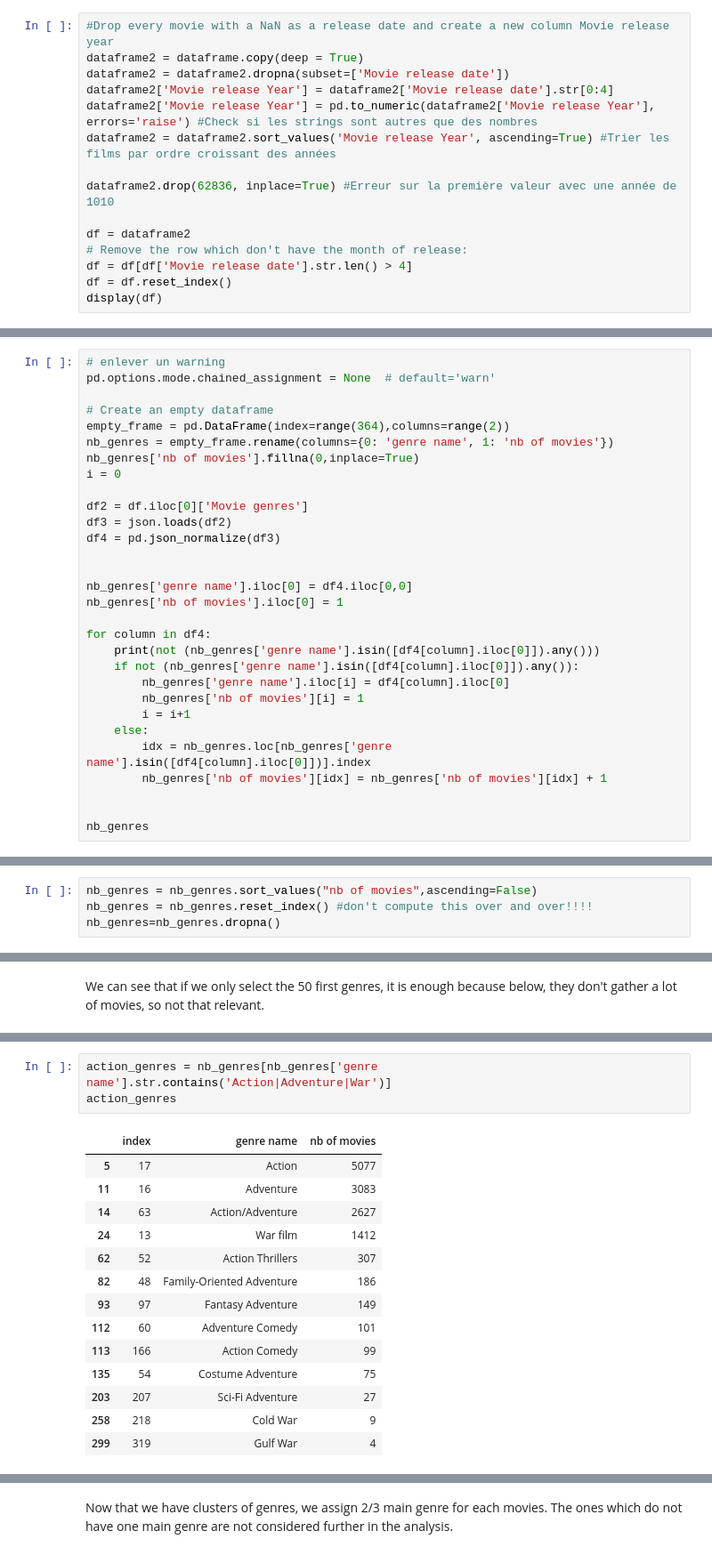
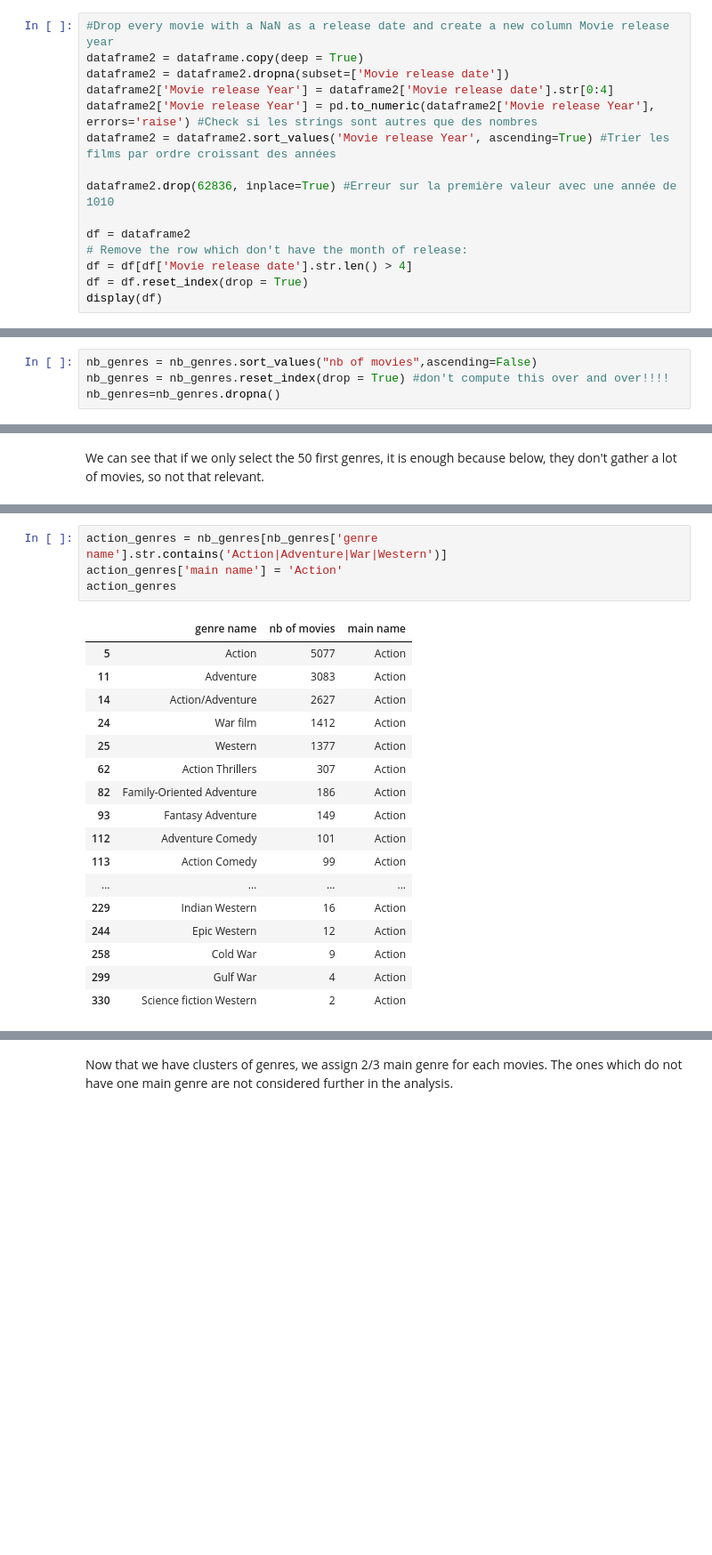
Before and after one commit to epfl-ada/ada-2023-project-dat4k, a Jupyter notebook: test_nina.ipynb, the cells around one changed output, grey strips where cells are left out. Shown at 89% size. Saved outputs shown, nothing was run; the diff lists cells and outputs as text; blank space fills up the shorter version.

```diff
--- a/test_nina.ipynb
+++ b/test_nina.ipynb
@@ -36,6 +36,6 @@ dataframe2.drop(62836, inplace=True) #Erreur sur la première valeur avec une an
 df = dataframe2
 # Remove the row which don't have the month of release:
 df = df[df['Movie release date'].str.len() > 4]
-df = df.reset_index()
+df = df.reset_index(drop = True)
 display(df)
 # %% [output]
@@ -140,33 +119,3 @@ df.head()
 Idea: What would be interesting is to determine the most common genres, and to associate at each movie their two most famous genres, so we can make a more general analysis.
 # %% [markdown]
 TEST 3: little test on the first movie
-# %%
-# enlever un warning
-pd.options.mode.chained_assignment = None  # default='warn'
-
-# Create an empty dataframe
-empty_frame = pd.DataFrame(index=range(364),columns=range(2))
-nb_genres = empty_frame.rename(columns={0: 'genre name', 1: 'nb of movies'})
-nb_genres['nb of movies'].fillna(0,inplace=True)
-i = 0
-
-df2 = df.iloc[0]['Movie genres']
-df3 = json.loads(df2)
-df4 = pd.json_normalize(df3)
-
-
-nb_genres['genre name'].iloc[0] = df4.iloc[0,0]
-nb_genres['nb of movies'].iloc[0] = 1
-
-for column in df4:
-    print(not (nb_genres['genre name'].isin([df4[column].iloc[0]]).any()))
-    if not (nb_genres['genre name'].isin([df4[column].iloc[0]]).any()):
-        nb_genres['genre name'].iloc[i] = df4[column].iloc[0]
-        nb_genres['nb of movies'][i] = 1
-        i = i+1
-    else:
-        idx = nb_genres.loc[nb_genres['genre name'].isin([df4[column].iloc[0]])].index
-        nb_genres['nb of movies'][idx] = nb_genres['nb of movies'][idx] + 1
-
-
-nb_genres
@@ -233,7 +194,7 @@ nb_genres
 363 rows × 2 columns
 # %%
 nb_genres = nb_genres.sort_values("nb of movies",ascending=False)
-nb_genres = nb_genres.reset_index() #don't compute this over and over!!!!
+nb_genres = nb_genres.reset_index(drop = True) #don't compute this over and over!!!!
 nb_genres=nb_genres.dropna()
 # %%
 nb_genres.head(50)
@@ -341,18 +335,22 @@ thriller_genres
 # %%
-action_genres = nb_genres[nb_genres['genre name'].str.contains('Action|Adventure|War')]
+action_genres = nb_genres[nb_genres['genre name'].str.contains('Action|Adventure|War|Western')]
+action_genres['main name'] = 'Action'
 action_genres
 # %% [output]
-|  | index | genre name | nb of movies |
-| 5 | 17 | Action | 5077 |
-| 11 | 16 | Adventure | 3083 |
-| 14 | 63 | Action/Adventure | 2627 |
-| 24 | 13 | War film | 1412 |
-| 62 | 52 | Action Thrillers | 307 |
-| 82 | 48 | Family-Oriented Adventure | 186 |
-| 93 | 97 | Fantasy Adventure | 149 |
-| 112 | 60 | Adventure Comedy | 101 |
-| 113 | 166 | Action Comedy | 99 |
-| 135 | 54 | Costume Adventure | 75 |
-| 203 | 207 | Sci-Fi Adventure | 27 |
-| 258 | 218 | Cold War | 9 |
-| 299 | 319 | Gulf War | 4 |
+|  | genre name | nb of movies | main name |
+| 5 | Action | 5077 | Action |
+| 11 | Adventure | 3083 | Action |
+| 14 | Action/Adventure | 2627 | Action |
+| 24 | War film | 1412 | Action |
+| 25 | Western | 1377 | Action |
+| 62 | Action Thrillers | 307 | Action |
+| 82 | Family-Oriented Adventure | 186 | Action |
+| 93 | Fantasy Adventure | 149 | Action |
+| 112 | Adventure Comedy | 101 | Action |
+| 113 | Action Comedy | 99 | Action |
+| ... | ... | ... | ... |
+| 229 | Indian Western | 16 | Action |
+| 244 | Epic Western | 12 | Action |
+| 258 | Cold War | 9 | Action |
+| 299 | Gulf War | 4 | Action |
+| 330 | Science fiction Western | 2 | Action |
```
Also changed, not shown: parts of 31 cells of this notebook.
